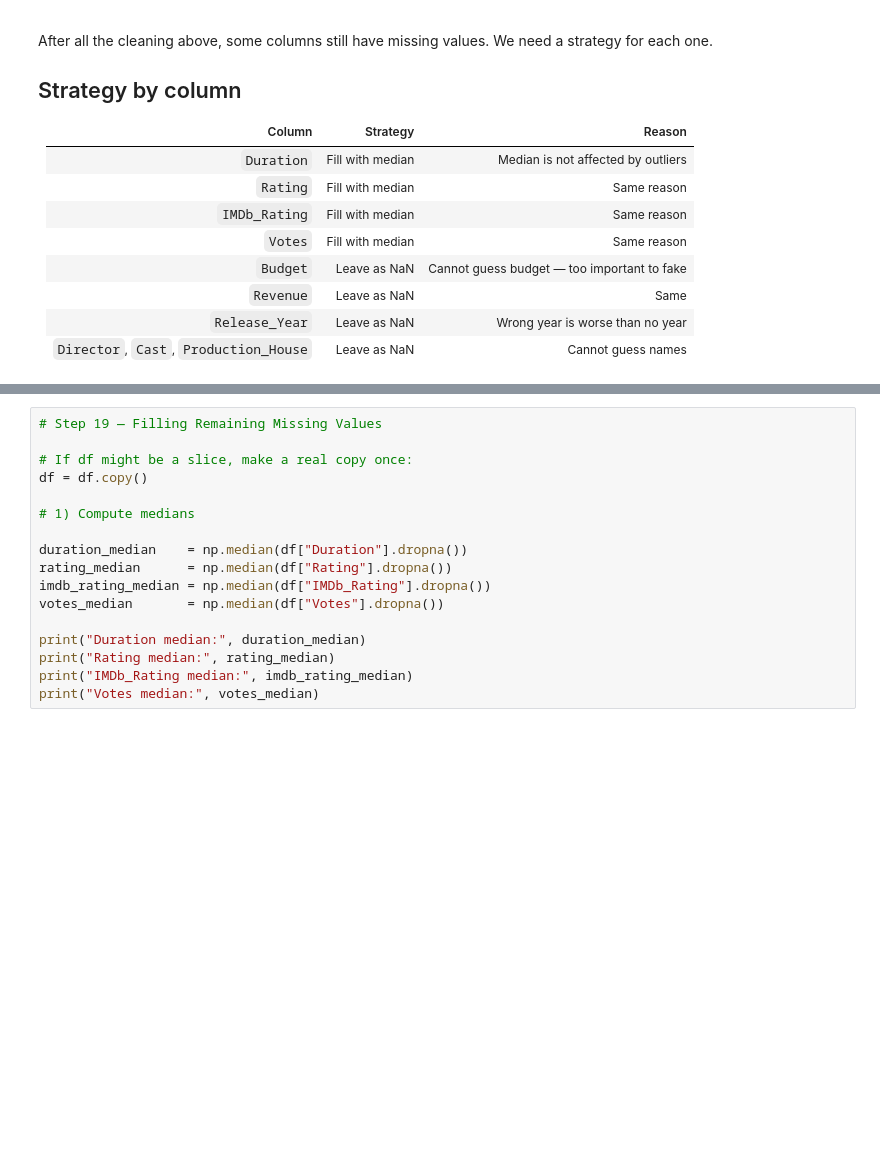
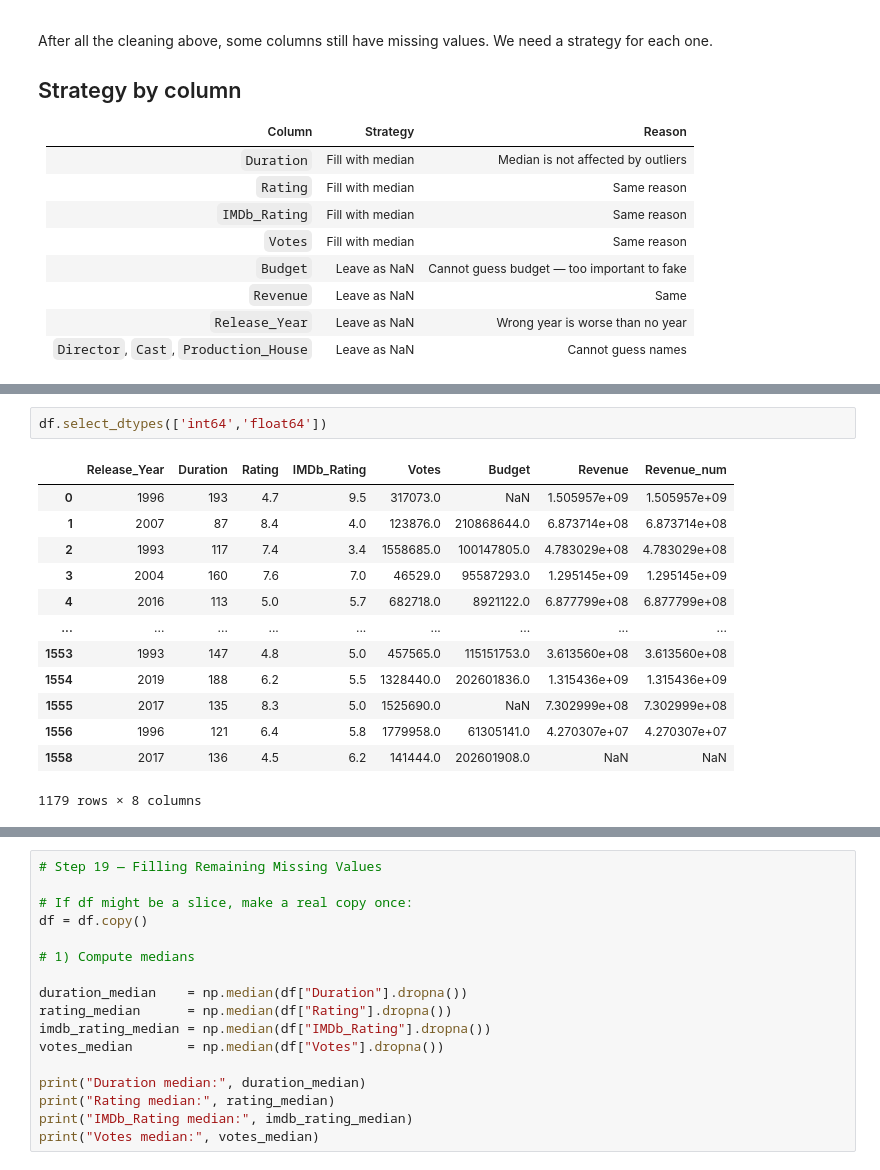
Before and after one commit to suyogy1-bot/Numpy, a Jupyter notebook: Class_notes/netflix_cleaning.ipynb, the cells around one changed output, grey strips where cells are left out. Drawn from its saved outputs; the diff is of its cells as text; blank space fills up the shorter version.

```diff
--- a/Class_notes/netflix_cleaning.ipynb
+++ b/Class_notes/netflix_cleaning.ipynb
@@ -1671,0 +1692,16 @@ After all the cleaning above, some columns still have missing values. We need a
+# %%
+df.select_dtypes(['int64','float64'])
+# %% [output]
+|  | Release_Year | Duration | Rating | IMDb_Rating | Votes | Budget | Revenue | Revenue_num |
+| 0 | 1996 | 193 | 4.7 | 9.5 | 317073.0 | NaN | 1.505957e+09 | 1.505957e+09 |
+| 1 | 2007 | 87 | 8.4 | 4.0 | 123876.0 | 210868644.0 | 6.873714e+08 | 6.873714e+08 |
+| 2 | 1993 | 117 | 7.4 | 3.4 | 1558685.0 | 100147805.0 | 4.783029e+08 | 4.783029e+08 |
+| 3 | 2004 | 160 | 7.6 | 7.0 | 46529.0 | 95587293.0 | 1.295145e+09 | 1.295145e+09 |
+| 4 | 2016 | 113 | 5.0 | 5.7 | 682718.0 | 8921122.0 | 6.877799e+08 | 6.877799e+08 |
+| ... | ... | ... | ... | ... | ... | ... | ... | ... |
+| 1553 | 1993 | 147 | 4.8 | 5.0 | 457565.0 | 115151753.0 | 3.613560e+08 | 3.613560e+08 |
+| 1554 | 2019 | 188 | 6.2 | 5.5 | 1328440.0 | 202601836.0 | 1.315436e+09 | 1.315436e+09 |
+| 1555 | 2017 | 135 | 8.3 | 5.0 | 1525690.0 | NaN | 7.302999e+08 | 7.302999e+08 |
+| 1556 | 1996 | 121 | 6.4 | 5.8 | 1779958.0 | 61305141.0 | 4.270307e+07 | 4.270307e+07 |
+| 1558 | 2017 | 136 | 4.5 | 6.2 | 141444.0 | 202601908.0 | NaN | NaN |
+1179 rows × 8 columns
```
Also changed, not shown: parts of 9 cells of this notebook.
